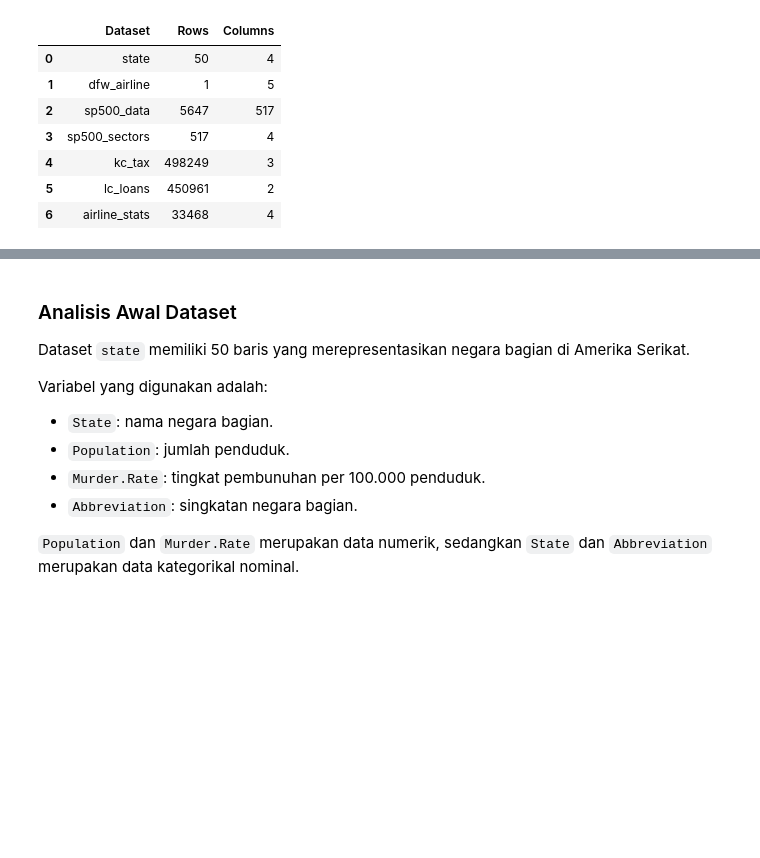
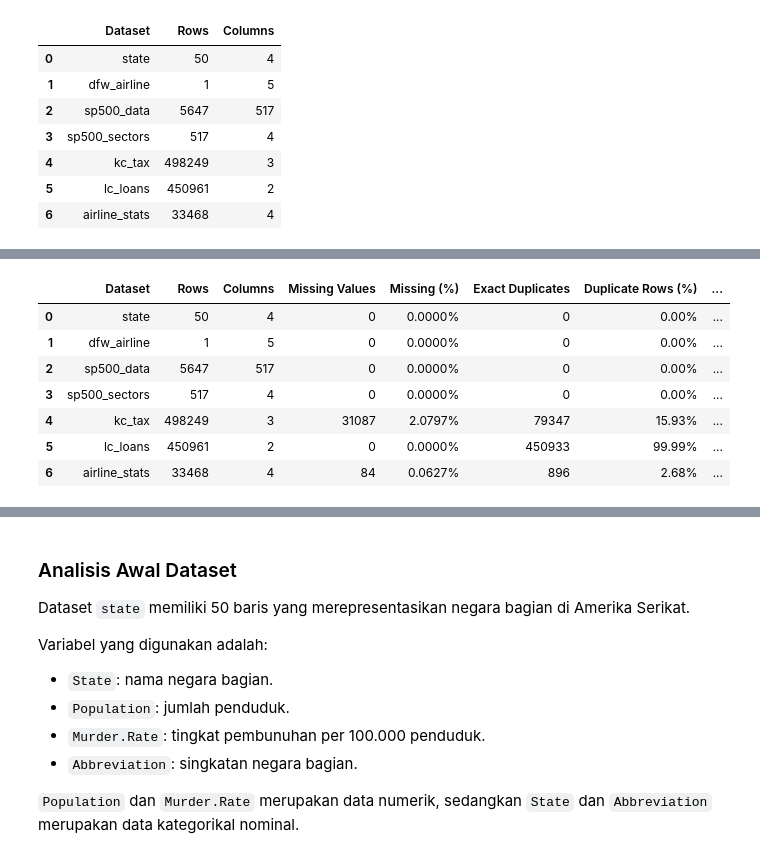
Before and after one commit to mhabibier/Practical-Statistics-for-Data-Scientists, a Jupyter notebook: 01_Exploratory_Data_Analysis.ipynb, the cells around one changed output, grey strips where cells are left out. Saved outputs shown, nothing was run; the diff lists cells and outputs as text; code cells hidden in the pictures; blank space fills up the shorter version.

```diff
--- a/01_Exploratory_Data_Analysis.ipynb
+++ b/01_Exploratory_Data_Analysis.ipynb
@@ -192,0 +206,74 @@ dataset_summary
+# %%
+datasets = {
+    "state": state,
+    "dfw_airline": dfw_airline,
+    "sp500_data": sp500_data,
+    "sp500_sectors": sp500_sectors,
+    "kc_tax": kc_tax,
+    "lc_loans": lc_loans,
+    "airline_stats": airline_stats,
+}
+
+
+def count_infinite_values(data):
+    numeric_data = data.select_dtypes(
+        include=np.number
+    )
+
+    if numeric_data.empty:
+        return 0
+
+    return int(
+        np.isinf(
+            numeric_data.to_numpy()
+        ).sum()
+    )
+
+
+quality_rows = []
+
+for dataset_name, data in datasets.items():
+    total_cells = data.shape[0] * data.shape[1]
+    missing_count = int(data.isna().sum().sum())
+    duplicate_count = int(data.duplicated().sum())
+
+    quality_rows.append(
+        {
+            "Dataset": dataset_name,
+            "Rows": data.shape[0],
+            "Columns": data.shape[1],
+            "Missing Values": missing_count,
+            "Missing (%)": (
+                100 * missing_count / total_cells
+                if total_cells > 0
+                else 0
+            ),
+            "Exact Duplicates": duplicate_count,
+            "Duplicate Rows (%)": (
+                100 * duplicate_count / len(data)
+                if len(data) > 0
+                else 0
+            ),
+            "Infinite Values": count_infinite_values(data),
+        }
+    )
+
+data_quality_report = pd.DataFrame(quality_rows)
+
+display(
+    data_quality_report.style.format(
+        {
+            "Missing (%)": "{:.4f}%",
+            "Duplicate Rows (%)": "{:.2f}%",
+        }
+    )
+)
+# %% [output]
+|  | Dataset | Rows | Columns | Missing Values | Missing (%) | Exact Duplicates | Duplicate Rows (%) | ... |
+| 0 | state | 50 | 4 | 0 | 0.0000% | 0 | 0.00% | ... |
+| 1 | dfw_airline | 1 | 5 | 0 | 0.0000% | 0 | 0.00% | ... |
+| 2 | sp500_data | 5647 | 517 | 0 | 0.0000% | 0 | 0.00% | ... |
+| 3 | sp500_sectors | 517 | 4 | 0 | 0.0000% | 0 | 0.00% | ... |
+| 4 | kc_tax | 498249 | 3 | 31087 | 2.0797% | 79347 | 15.93% | ... |
+| 5 | lc_loans | 450961 | 2 | 0 | 0.0000% | 450933 | 99.99% | ... |
+| 6 | airline_stats | 33468 | 4 | 84 | 0.0627% | 896 | 2.68% | ... |
```
Also changed, not shown: parts of 36 cells of this notebook.
